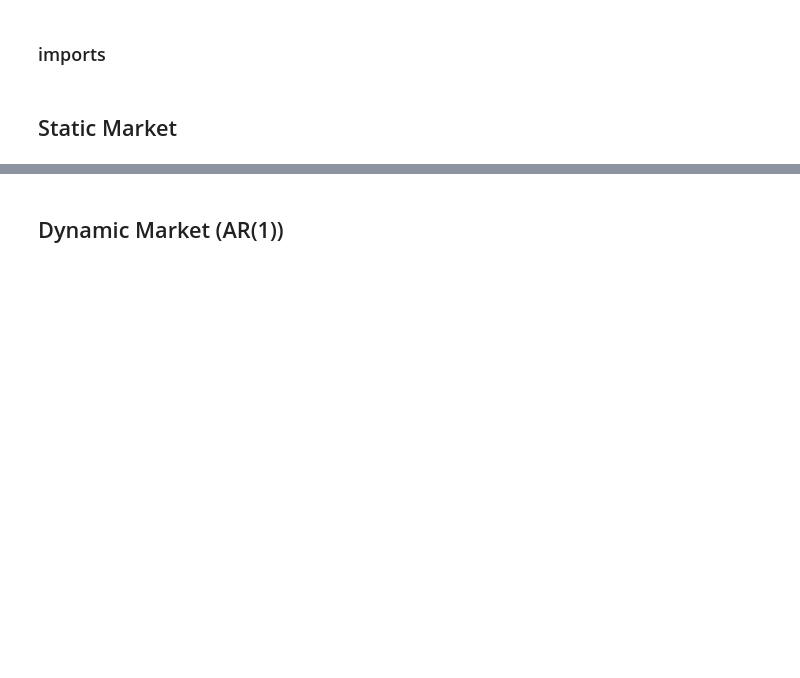
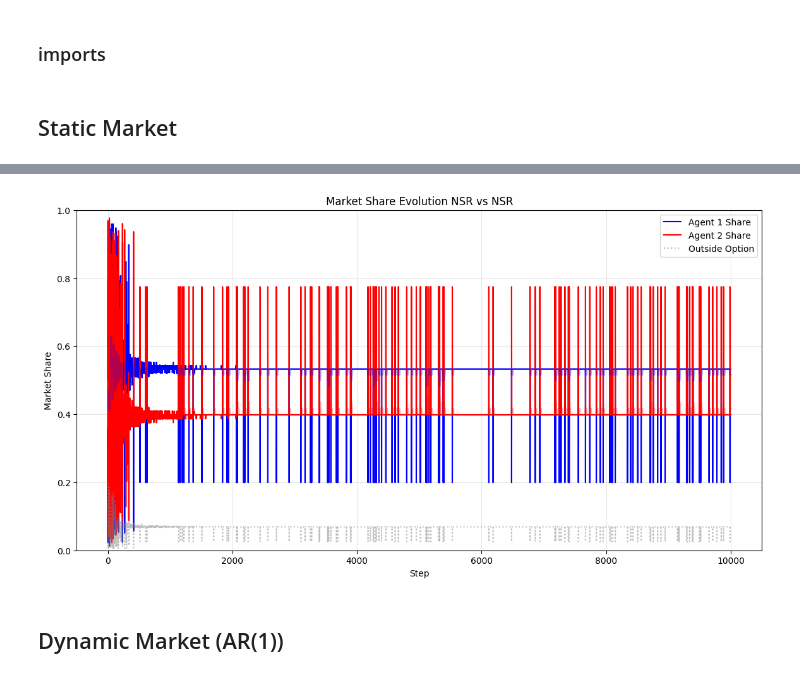
Before and after one commit to alan-w25/cis-6200-final, a Jupyter notebook: market_audit/notebooks/agent_agent_tests.ipynb, the cells around one changed output, grey strips where cells are left out. Saved outputs shown, nothing was run; the diff lists cells and outputs as text; code cells hidden in the pictures; blank space fills up the shorter version.

```diff
--- a/market_audit/notebooks/agent_agent_tests.ipynb
+++ b/market_audit/notebooks/agent_agent_tests.ipynb
@@ -49,2 +72,6 @@ random_config = {'max_price':6.0}
+# %%
+plot_market_shares(nsr_nsr, env_config, title_suffix="NSR vs NSR")
+# %% [output]
+[figure, added]
 # %% [markdown]
 ## Dynamic Market (AR(1))
```
Also changed, not shown: parts of 7 cells of this notebook, 3 other files.
